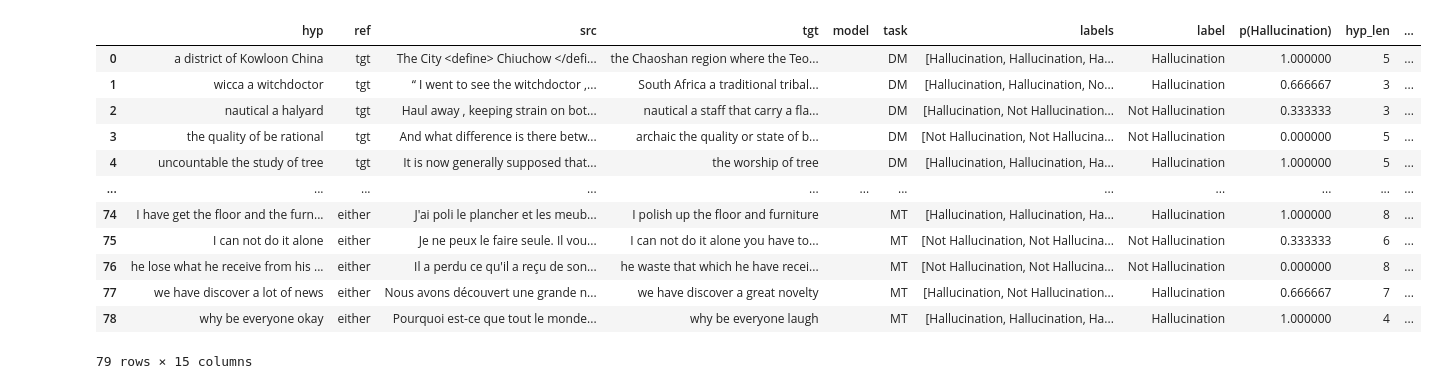
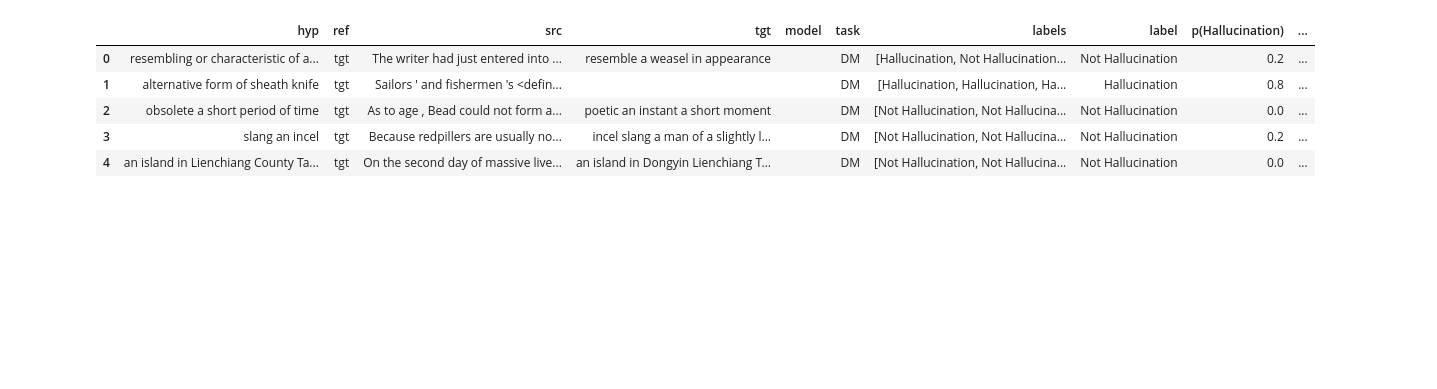
Before and after one commit to DataMas/ai-hallutinations-detection, a Jupyter notebook: preprocessing_revisited.ipynb, the cells around one changed output. Saved outputs shown, nothing was run; the diff lists cells and outputs as text; code cells hidden in the pictures; blank space fills up the shorter version.

```diff
--- a/preprocessing_revisited.ipynb
+++ b/preprocessing_revisited.ipynb
@@ -76,3 +70,10 @@ df = pd.json_normalize(trial_data)
+# %%
+import spacy
+nlp_fr = spacy.load("fr_core_news_sm")
+# %%
+def extract_word(text):
+    match = re.search(r'<define>(.*?)<\/define>', text)
+    return match.group(1) if match else None
 # %%
 ar = nlp_en.get_pipe('attribute_ruler')
 
@@ -81,11 +82,22 @@ ar.add([[{"TEXT":"'m"}]],{"LEMMA":"be"})
 ar.add([[{"TEXT":"n't"}]],{"LEMMA":"not"})
 ar.add([[{"TEXT":"'ll"}]],{"LEMMA":"will"})
 ar.add([[{"TEXT":"'re"}]],{"LEMMA":"be"})
+# %%
+with open("val.model-agnostic.json", "r") as f:
+    trial_data = json.load(f)
+
+df = pd.json_normalize(trial_data)
 # %%
 pos_entities_hyp_list = []
 pos_entities_tgt_list = []
 
 for i in range(0, len(df)):
+  if df.at[i, 'task'] == 'MT':
+    df.at[i, 'src'] = " ".join(token.lemma_ for token in nlp_fr(df.iloc[i]['src']) if not token.is_punct)
+    src = nlp_fr(df.at[i, 'src'])
+  elif df.at[i, 'task'] == 'PG':
+    df.at[i, 'src'] = " ".join(token.lemma_ for token in nlp_fr(df.iloc[i]['src']) if not token.is_punct)
+    src = nlp_en(df.at[i, 'tgt'])
 
   df.at[i, 'hyp'] = " ".join(token.lemma_ for token in nlp_en(df.iloc[i]['hyp']) if not token.is_punct)
   df.at[i, 'tgt'] = " ".join(token.lemma_ for token in nlp_en(df.iloc[i]['tgt']) if not token.is_punct)
@@ -106,6 +118,9 @@ for i in range(0, len(df)):
 
   pos_entities_tgt_list.append(pos_entities_tgt)
 
+  if df.at[i, 'task'] == 'DM':
+     df.at[i, 'word_to_define'] = extract_word(df.at[i, 'src'])
+
   #Feature Extraction
 
   hyp_tokens = [token.text for token in hyp]
@@ -124,19 +139,12 @@ for i in range(0, len(df)):
 df['pos_entities_hyp'] = pos_entities_hyp_list
 df['pos_entities_tgt'] = pos_entities_tgt_list
 # %%
-df.head(79)
+df.head()
 # %% [output]
-|  | hyp | ref | src | tgt | model | task | labels | label | p(Hallucination) | hyp_len | ... |
-| 0 | a district of Kowloon China | tgt | The City <define> Chiuchow </defi... | the Chaoshan region where the Teo... |  | DM | [Hallucination, Hallucination, Ha... | Hallucination | 1.000000 | 5 | ... |
-| 1 | wicca a witchdoctor | tgt | “ I went to see the witchdoctor ,... | South Africa a traditional tribal... |  | DM | [Hallucination, Hallucination, No... | Hallucination | 0.666667 | 3 | ... |
-| 2 | nautical a halyard | tgt | Haul away , keeping strain on bot... | nautical a staff that carry a fla... |  | DM | [Hallucination, Not Hallucination... | Not Hallucination | 0.333333 | 3 | ... |
-| 3 | the quality of be rational | tgt | And what difference is there betw... | archaic the quality or state of b... |  | DM | [Not Hallucination, Not Hallucina... | Not Hallucination | 0.000000 | 5 | ... |
-| 4 | uncountable the study of tree | tgt | It is now generally supposed that... | the worship of tree |  | DM | [Hallucination, Hallucination, Ha... | Hallucination | 1.000000 | 5 | ... |
-| ... | ... | ... | ... | ... | ... | ... | ... | ... | ... | ... | ... |
-| 74 | I have get the floor and the furn... | either | J'ai poli le plancher et les meub... | I polish up the floor and furniture |  | MT | [Hallucination, Hallucination, Ha... | Hallucination | 1.000000 | 8 | ... |
-| 75 | I can not do it alone | either | Je ne peux le faire seule. Il vou... | I can not do it alone you have to... |  | MT | [Not Hallucination, Not Hallucina... | Not Hallucination | 0.333333 | 6 | ... |
-| 76 | he lose what he receive from his ... | either | Il a perdu ce qu'il a reçu de son... | he waste that which he have recei... |  | MT | [Not Hallucination, Not Hallucina... | Not Hallucination | 0.000000 | 8 | ... |
-| 77 | we have discover a lot of news | either | Nous avons découvert une grande n... | we have discover a great novelty |  | MT | [Hallucination, Not Hallucination... | Hallucination | 0.666667 | 7 | ... |
-| 78 | why be everyone okay | either | Pourquoi est-ce que tout le monde... | why be everyone laugh |  | MT | [Hallucination, Hallucination, Ha... | Hallucination | 1.000000 | 4 | ... |
+|  | hyp | ref | src | tgt | model | task | labels | label | p(Hallucination) | ... |
+| 0 | resembling or characteristic of a... | tgt | The writer had just entered into ... | resemble a weasel in appearance |  | DM | [Hallucination, Not Hallucination... | Not Hallucination | 0.2 | ... |
+| 1 | alternative form of sheath knife | tgt | Sailors ' and fishermen 's <defin... |  |  | DM | [Hallucination, Hallucination, Ha... | Hallucination | 0.8 | ... |
+| 2 | obsolete a short period of time | tgt | As to age , Bead could not form a... | poetic an instant a short moment |  | DM | [Not Hallucination, Not Hallucina... | Not Hallucination | 0.0 | ... |
+| 3 | slang an incel | tgt | Because redpillers are usually no... | incel slang a man of a slightly l... |  | DM | [Not Hallucination, Not Hallucina... | Not Hallucination | 0.2 | ... |
+| 4 | an island in Lienchiang County Ta... | tgt | On the second day of massive live... | an island in Dongyin Lienchiang T... |  | DM | [Not Hallucination, Not Hallucina... | Not Hallucination | 0.0 | ... |
-79 rows × 15 columns
 # %%
```
Also changed, not shown: parts of 10 cells of this notebook, 2 other files.
